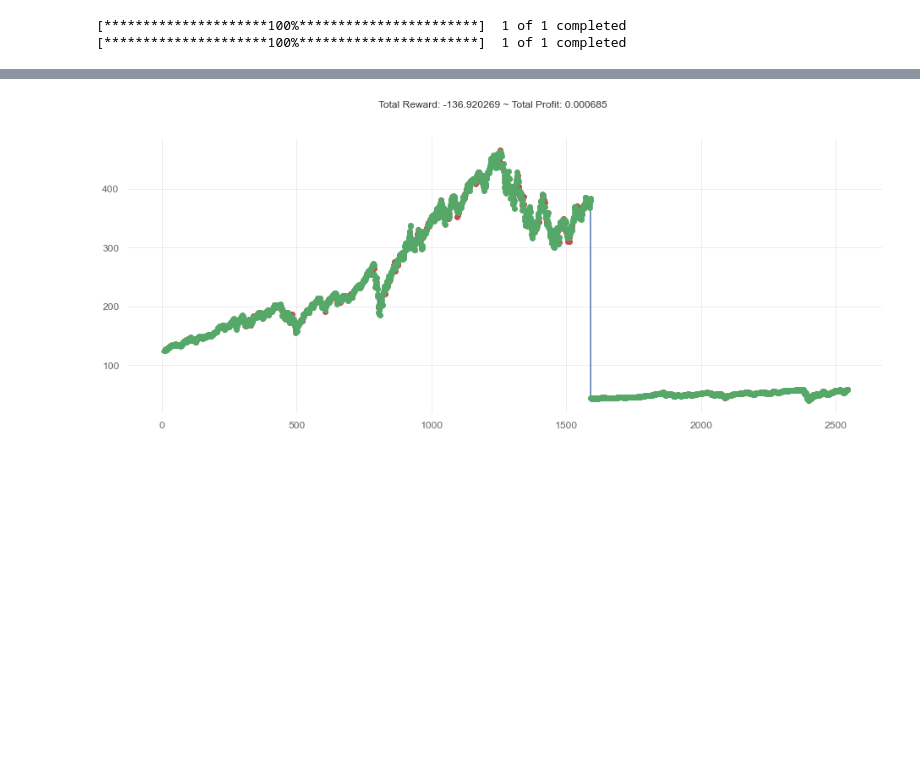
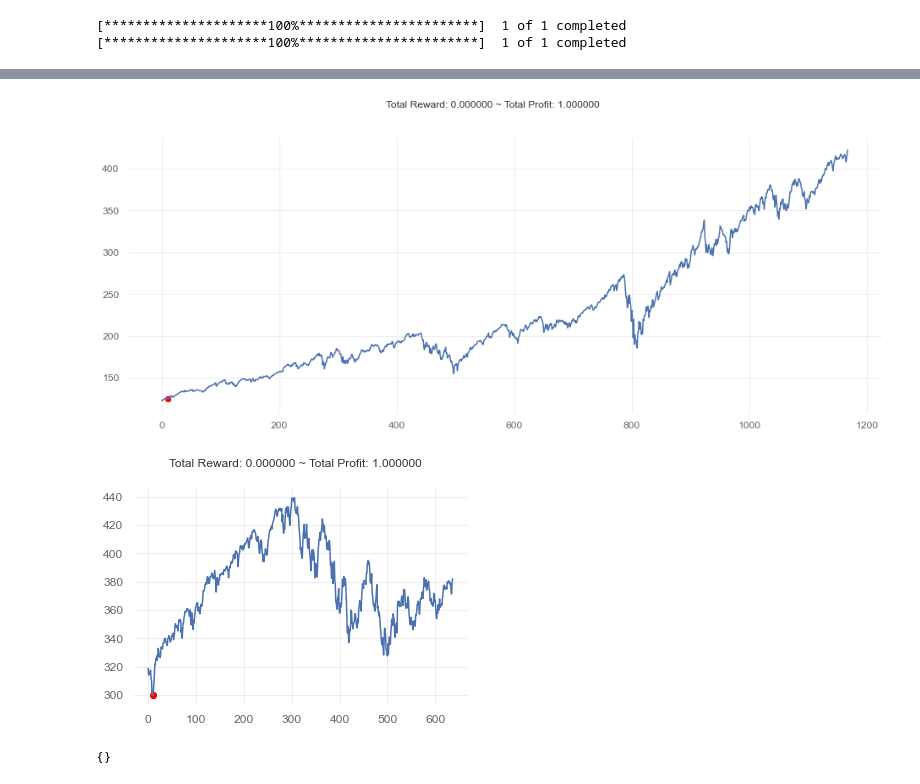
Before and after one commit to bxdong7/FinTrade, a Jupyter notebook: PPOA2C_Model.ipynb, the cells around one changed output, grey strips where cells are left out. Cells and saved outputs as stored; diff of their text form; code cells hidden in the pictures; blank space fills up the shorter version.

```diff
--- a/PPOA2C_Model.ipynb
+++ b/PPOA2C_Model.ipynb
@@ -51,7 +50,7 @@ end_index = len(data)
 
 train_env = gym.make(
     'stocks-v0',
-    df = data[:split_index],
+    df = train_df,
     window_size = window_size,
     frame_bound = (start_index, end_index)
 )
@@ -64,7 +63,7 @@ end_index = len(data)
 
 val_env = gym.make(
     'stocks-v0',
-    df = data[split_index:],
+    df = val_df,
     window_size = window_size,
     frame_bound = (start_index, end_index)
 )
@@ -72,6 +71,6 @@ val_env = gym.make(
 env = DummyVecEnv([lambda : train_env, lambda : val_env])
 # %%
 model = PPO('MlpPolicy', env, verbose=1)
-model.learn(total_timesteps=50000)
+model.learn(total_timesteps=1000)
 # %% [output]
 Using cpu device
@@ -95,16 +85,14 @@ Wrapping the env in a DummyVecEnv.
 # %%
-env = env
-observation = env.reset()
+obs = env.reset()
 
 while True:
-    observation = observation[np.newaxis, ...]
+    action, _ = model.predict(obs)
 
-    # action = env.action_space.sample()
-    action, _states = model.predict(observation)
-    observation, reward, done, info = env.step(action)
+    obs, reward, done, info = env.step(action)
 
-    # env.render()
-    if done:
+    #env.render()
+
+    if done.all():
         print("info:", info)
         break
 # %% [output]
@@ -112,9 +118,15 @@ info: {'total_reward': -136.92026901245117, 'total_profit': 0.000684988188320970
 # %%
 plt.figure(figsize=(16, 6))
-env.render_all()
+for env in envs:
+    env.render()
 plt.show()
 # %% [output]
-[figure, old version]
+[figure, new version]
+[figure, added]
+# %%
+env.history
+# %% [output]
+{}
 # %%
 qs.extend_pandas()
 
```
Also changed, not shown: parts of 4 cells of this notebook.
